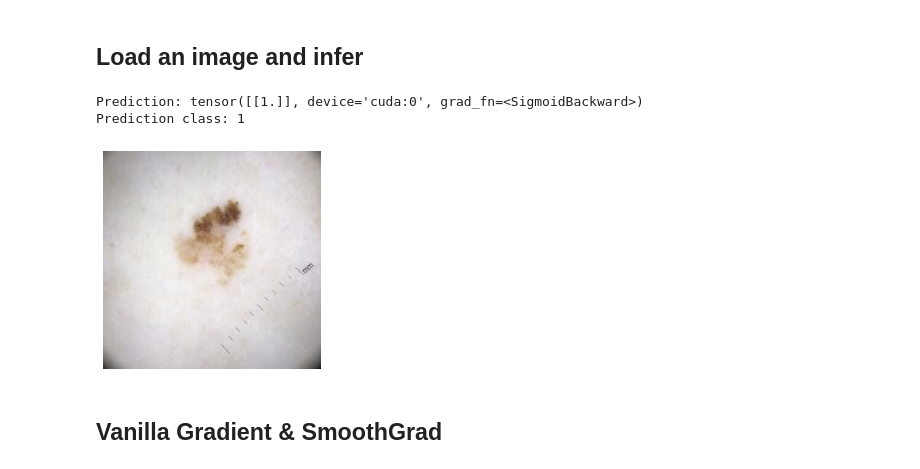
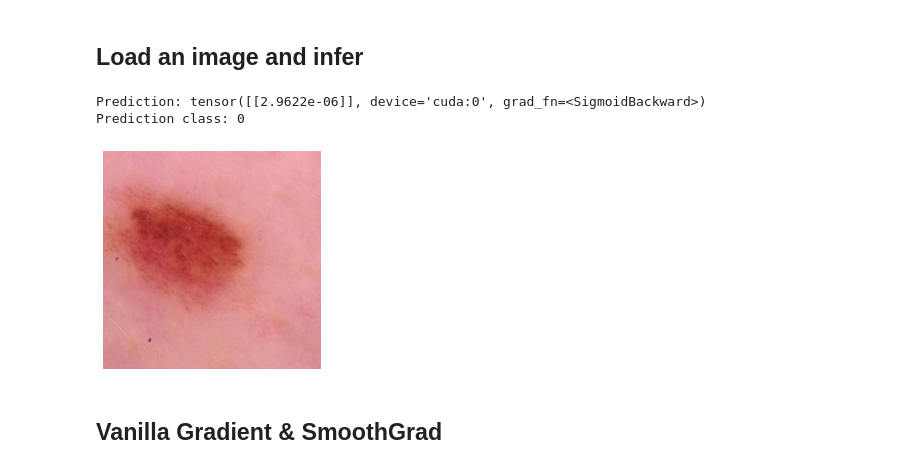
Before and after one commit to sancarlim/Explainability-Dermatology, a Jupyter notebook: expl_PAIR_saliency.ipynb, the cells around one changed output. Saved outputs shown, nothing was run; the diff lists cells and outputs as text; code cells hidden in the pictures.

```diff
--- a/expl_PAIR_saliency.ipynb
+++ b/expl_PAIR_saliency.ipynb
@@ -30,7 +30,6 @@ cuda
 # %% [markdown]
 ## Loading the model
 # %%
-
 # Setting up GPU for processing or CPU if GPU isn't available
 device = torch.device("cuda" if torch.cuda.is_available() else "cpu")
 
@@ -39,7 +38,7 @@ arch_r = resnet50(pretrained=True)
 arch_ef = EfficientNet.from_pretrained('efficientnet-b2')
 
 model = Net(arch=arch_ef).eval()
-model.load_state_dict(torch.load('/workspace/stylegan2-ada-pytorch/CNN_trainings/melanoma_model_0_0.9225_16_12_train_reals+15melanoma.pth'))
+model.load_state_dict(torch.load('/workspace/stylegan2-ada-pytorch/CNN_trainings/melanoma_model_0_0.9672_16_12_onlysyn.pth'))
 model.eval()
 model.to(device)
 
@@ -55,7 +54,7 @@ def conv_layer_backward(m, i, o):
     # move the RGB dimension to the last dimension
     conv_layer_outputs[saliency.base.CONVOLUTION_OUTPUT_GRADIENTS] = torch.movedim(o[0], 1, 3).detach().cpu().numpy()
 
-conv_layer.register_forward_hook(conv_layer_forward)
-conv_layer.register_full_backward_hook(conv_layer_backward)
+#conv_layer.register_forward_hook(conv_layer_forward)
+#conv_layer.register_full_backward_hook(conv_layer_backward)
 # %% [output]
 Loaded pretrained weights for efficientnet-b2
@@ -87,25 +85,28 @@ def call_model_function(images, call_model_args=None, expected_keys=None):
 ## Load an image and infer
 # %%
 # Load the image
-im_orig = utils.LoadImage('/workspace/stylegan2-ada-pytorch/processed_dataset_256_SAM/00000/img00000010.jpg')
+n = "9259"
+im_orig = utils.LoadImage(f'/workspace/stylegan2-ada-pytorch/processed_dataset_256/{n[:-3].zfill(5)}/img{n.zfill(8)}.png')
+# TODO Open json and print label
+
 im_tensor = utils.PreprocessImages([im_orig]).to(device)
 # Show the image
 utils.ShowImage(im_orig)
 
-model.to()
+model.to(device)
 predictions = model(im_tensor)
 predictions = torch.sigmoid(predictions)
 print("Prediction: " + str(predictions))
 predictions = torch.tensor([[1-predictions, predictions]], device='cuda:0')
 predictions = predictions.detach().cpu().numpy()
 prediction_class = np.argmax(predictions[0])
 call_model_args = {class_idx_str: prediction_class}
 
 print("Prediction class: " + str(prediction_class))  # Should be a doberman, class idx = 236
 # %% [output]
-Prediction: tensor([[1.]], device='cuda:0', grad_fn=<SigmoidBackward>)
-Prediction class: 1
+Prediction: tensor([[2.9622e-06]], device='cuda:0', grad_fn=<SigmoidBackward>)
+Prediction class: 0
-[figure, old version]
+[figure, new version]
 # %% [markdown]
 ## Vanilla Gradient & SmoothGrad
 # %%
```
Also changed, not shown: parts of 4 cells of this notebook, 3 other files.
